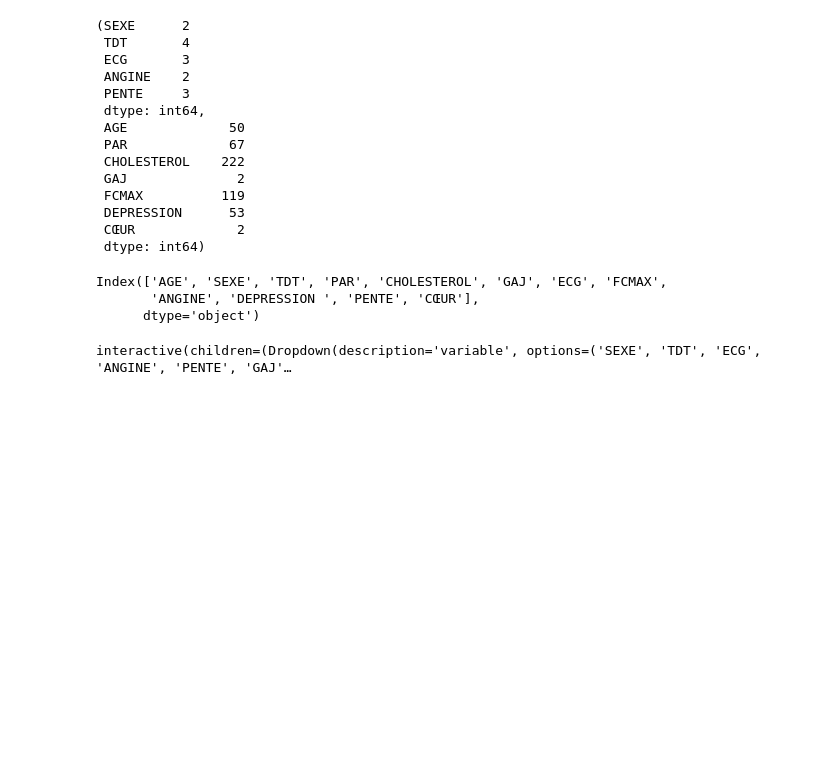
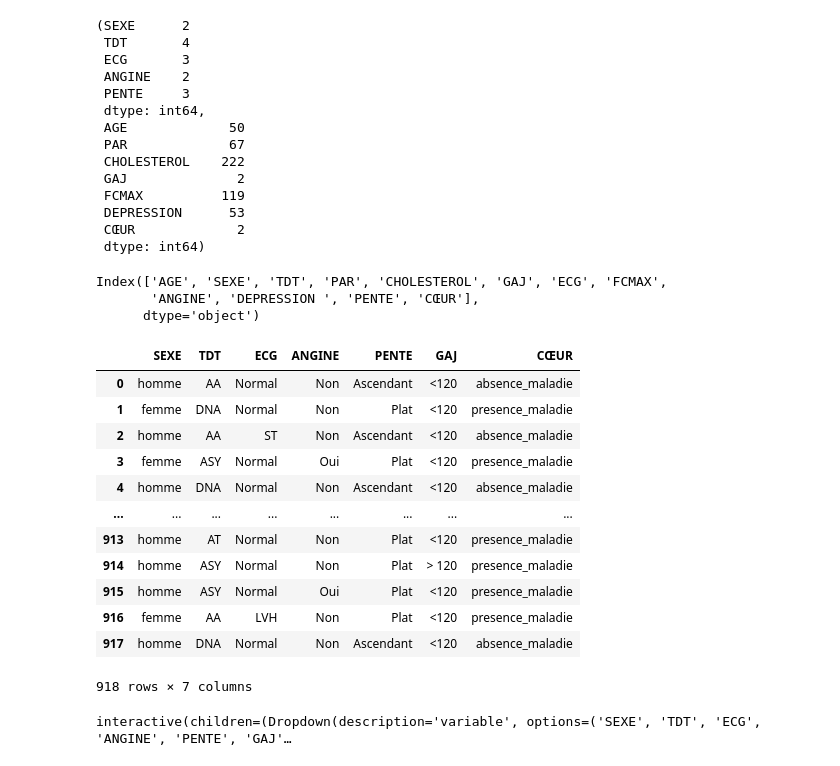
Before and after one commit to kmag-cell/heart_projet, a Jupyter notebook: cardiac_prediction.ipynb, the cells around one changed output. Cells and saved outputs as stored; diff of their text form; code cells hidden in the pictures; blank space fills up the shorter version.

```diff
--- a/cardiac_prediction.ipynb
+++ b/cardiac_prediction.ipynb
@@ -139,6 +172,25 @@ df_qual = df1[["SEXE", "TDT", "ECG", "ANGINE", "PENTE", "GAJ", "CŒUR"]]
 
 #Données quantitatives
 df_quant = df1[["AGE", "PAR", "CHOLESTEROL", "FCMAX", "DEPRESSION "]]
+# %%
+#renomons les modalités de GAJ et COEUR
+df_qual['GAJ'].replace({1:"> 120", 0:"<120"}, inplace = True)
+df_qual['CŒUR'].replace({1:"presence_maladie", 0: "absence_maladie"}, inplace = True)
+df_qual
+# %% [output]
+|  | SEXE | TDT | ECG | ANGINE | PENTE | GAJ | CŒUR |
+| 0 | homme | AA | Normal | Non | Ascendant | <120 | absence_maladie |
+| 1 | femme | DNA | Normal | Non | Plat | <120 | presence_maladie |
+| 2 | homme | AA | ST | Non | Ascendant | <120 | absence_maladie |
+| 3 | femme | ASY | Normal | Oui | Plat | <120 | presence_maladie |
+| 4 | homme | DNA | Normal | Non | Ascendant | <120 | absence_maladie |
+| ... | ... | ... | ... | ... | ... | ... | ... |
+| 913 | homme | AT | Normal | Non | Plat | <120 | presence_maladie |
+| 914 | homme | ASY | Normal | Non | Plat | > 120 | presence_maladie |
+| 915 | homme | ASY | Normal | Oui | Plat | <120 | presence_maladie |
+| 916 | femme | AA | LVH | Non | Plat | <120 | presence_maladie |
+| 917 | homme | DNA | Normal | Non | Ascendant | <120 | absence_maladie |
+918 rows × 7 columns
 # %%
 #visualisation qualitatives
 def qual_plot (variable):
```
Also changed, not shown: parts of 13 cells of this notebook.
